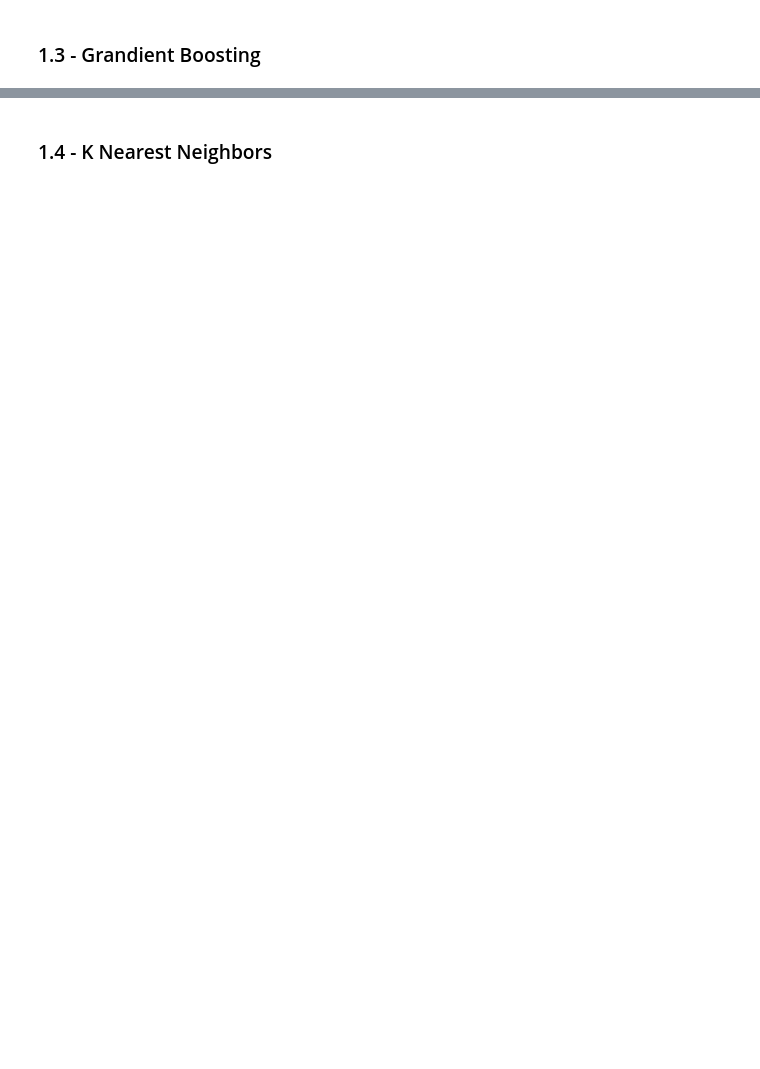
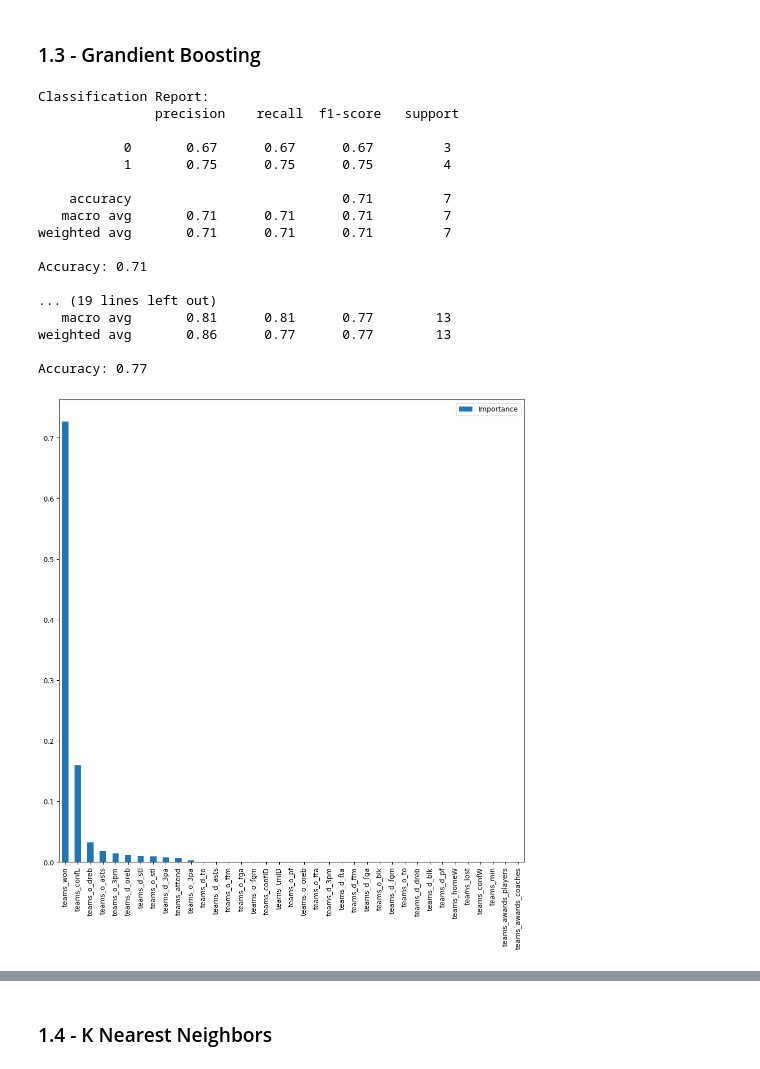
Before and after one commit to ritaleite03/FEUP-MEIC-AC, a Jupyter notebook: project_1/4_predictive.ipynb, the cells around one changed output, grey strips where cells are left out. Saved outputs shown, nothing was run; the diff lists cells and outputs as text; code cells hidden in the pictures; blank space fills up the shorter version.

```diff
--- a/project_1/4_predictive.ipynb
+++ b/project_1/4_predictive.ipynb
@@ -127,37 +204,73 @@ algorithm_svm(teams, 10, 8)
 ### 1.3 - Grandient Boosting
 # %%
 def algorithm_gradient_boosting(data, year, numberSeclected):
+    # train = data[data['teams_year'] < year]
+    # test = data[data['teams_year'] == year]
+
+    # x_test = pd.get_dummies(test.drop(columns=['teams_playoff']), drop_first=True)
+    # x_train = pd.get_dummies(train.drop(columns=['teams_playoff']), drop_first=True)
+    # y_train = train['teams_playoff']
+
+    # x_train, x_test = x_train.align(x_test, join='left', axis=1, fill_value=0)
+
     train = data[data['teams_year'] < year]
     test = data[data['teams_year'] == year]
 
     train.drop("teams_year", axis=1, inplace=True)
     test.drop("teams_year", axis=1, inplace=True)
 
     X_train = train.drop("teams_playoff", axis=1)
     Y_train = train["teams_playoff"]
 
     X_test = test.drop("teams_playoff", axis=1)
     Y_test = test["teams_playoff"]
 
+    # Usar Gradient Boosting
     gradient_boosting = GradientBoostingClassifier(random_state=42)
     gradient_boosting.fit(X_train, Y_train)
+    y_pred = gradient_boosting.predict(X_test)
+    # y_pred_proba = gradient_boosting.predict_proba(X_test)[:, 1]
 
-    y_pred_proba = gradient_boosting.predict_proba(X_test)[:, 1]
-    y_pred = np.zeros_like(y_pred_proba)
-    top_8_indices = np.argsort(y_pred_proba)[-numberSeclected:]
-    y_pred[top_8_indices] = 1
+    # y_pred = np.zeros_like(y_pred_proba)
+    # top_8_indices = np.argsort(y_pred_proba)[-numberSeclected:]
+    # y_pred[top_8_indices] = 1
+
+    # accuracy = accuracy_score(test['teams_playoff'], y_pred)
+    # print(f"Gradient Boosting Accuracy: {accuracy:.2f}")
 
     print(f"\nClassification Report:\n", classification_report(Y_test, y_pred))
     print(f"Accuracy: {accuracy_score(Y_test, y_pred):.2f}")
 
     feature_importances_df = pd.DataFrame(
         gradient_boosting.feature_importances_,
         index=X_train.columns,
         columns=["Importance"]
     )
     feature_importances_df.sort_values(by='Importance', ascending=False, inplace=True)
     feature_importances_df.plot(kind='bar', figsize=(12, 12))
+    # print(feature_importances_df.head(10))
+    # print(y_pred)
 
+# Chamar a função para Gradient Boosting
 algorithm_gradient_boosting(teams[teams['teams_confID']==0], 10, 4)
 algorithm_gradient_boosting(teams[teams['teams_confID']==1], 10, 4)
 algorithm_gradient_boosting(teams, 10, 8)
+# %% [output]
+Classification Report:
+               precision    recall  f1-score   support
+
+           0       0.67      0.67      0.67         3
+           1       0.75      0.75      0.75         4
+
+    accuracy                           0.71         7
+   macro avg       0.71      0.71      0.71         7
+weighted avg       0.71      0.71      0.71         7
+
+Accuracy: 0.71
+
+... (19 lines left out)
+   macro avg       0.81      0.81      0.77        13
+weighted avg       0.86      0.77      0.77        13
+
+Accuracy: 0.77
+[figure, added]
```
Also changed, not shown: parts of 6 cells of this notebook, 1 other file.
